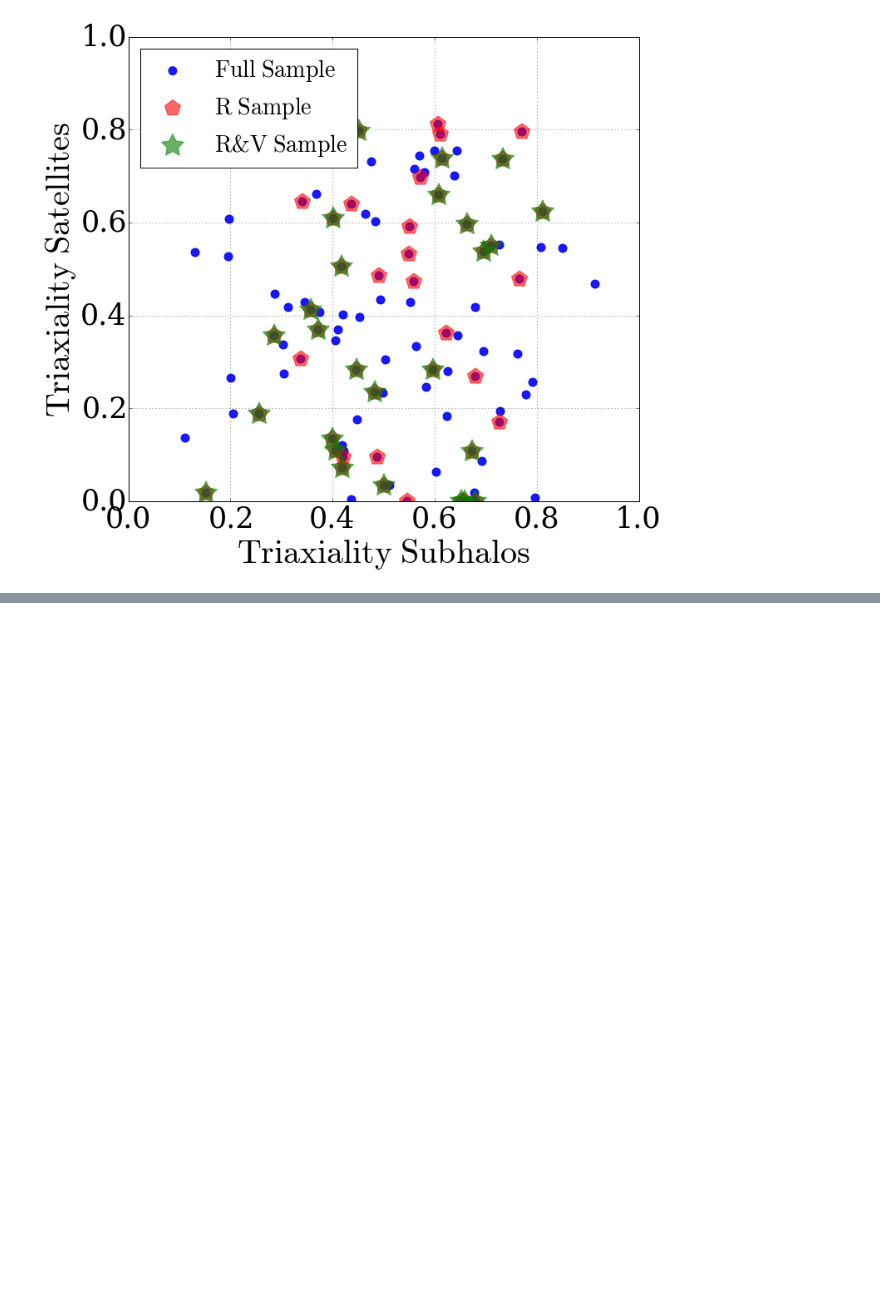
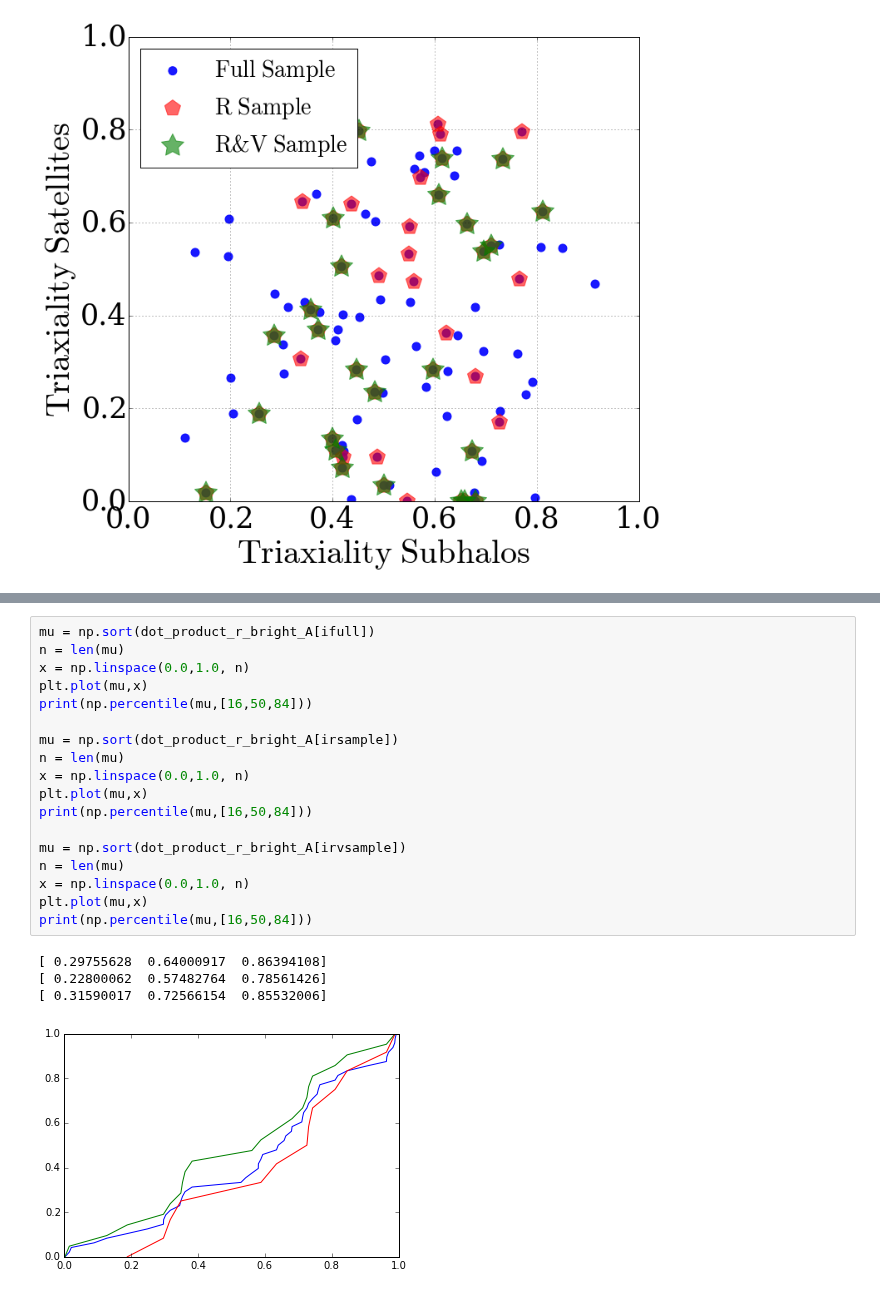
Before and after one commit to astroandes/SatelliteShapeLG, a Jupyter notebook: code/explore.ipynb, the cells around one changed output, grey strips where cells are left out. Drawn from its saved outputs; the diff is of its cells as text; blank space fills up the shorter version.

```diff
--- a/code/explore.ipynb
+++ b/code/explore.ipynb
@@ -379,0 +442,23 @@ a = plt.hist(axratio_bright_A/axratio_dark_A, bins=20)
+# %%
+mu = np.sort(dot_product_r_bright_A[ifull])
+n = len(mu)
+x = np.linspace(0.0,1.0, n)
+plt.plot(mu,x)
+print(np.percentile(mu,[16,50,84]))
+
+mu = np.sort(dot_product_r_bright_A[irsample])
+n = len(mu)
+x = np.linspace(0.0,1.0, n)
+plt.plot(mu,x)
+print(np.percentile(mu,[16,50,84]))
+
+mu = np.sort(dot_product_r_bright_A[irvsample])
+n = len(mu)
+x = np.linspace(0.0,1.0, n)
+plt.plot(mu,x)
+print(np.percentile(mu,[16,50,84]))
+# %% [output]
+[ 0.29755628  0.64000917  0.86394108]
+[ 0.22800062  0.57482764  0.78561426]
+[ 0.31590017  0.72566154  0.85532006]
+[figure, added]
```
Also changed, not shown: parts of 9 cells of this notebook, 8 other files.
